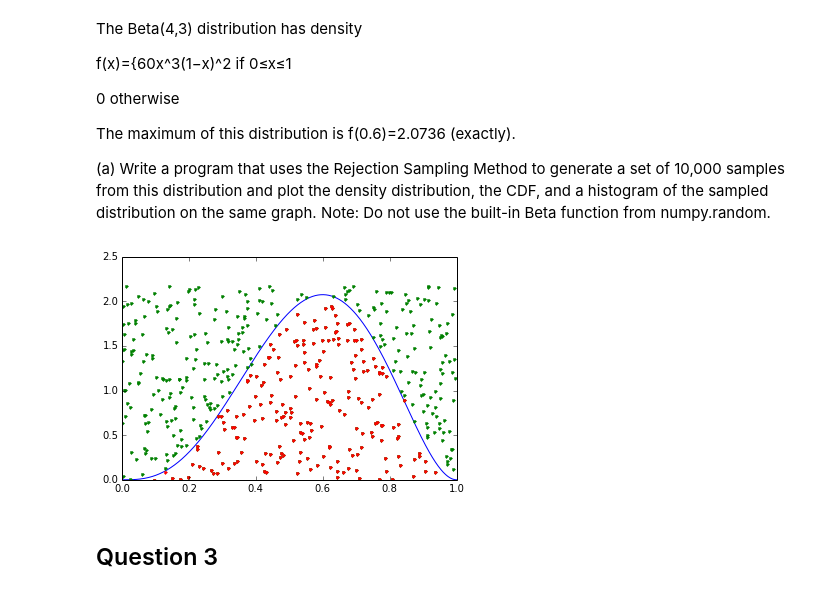
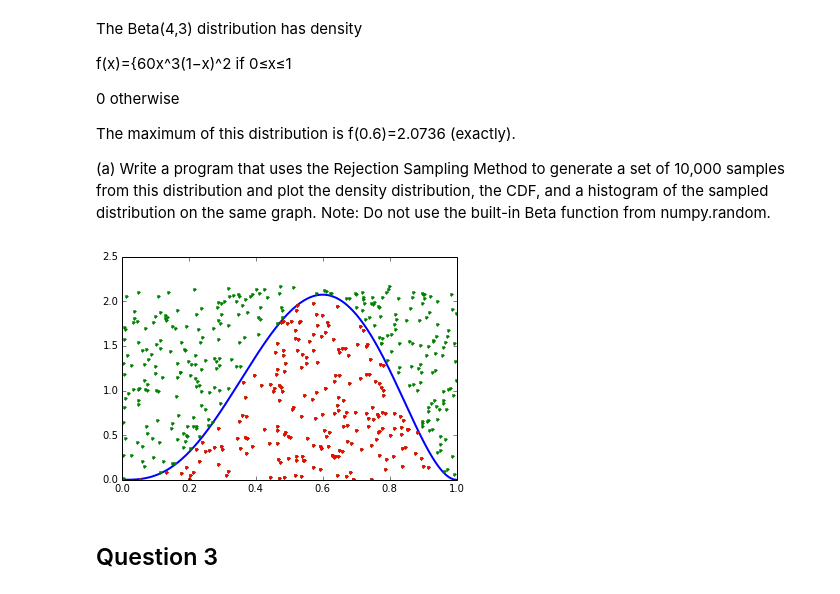
Before and after one commit to dclove202/PHYS202-S14, a Jupyter notebook: SciPy/RandomAndMCExercises.ipynb, the cells around one changed output. Drawn from its saved outputs; the diff is of its cells as text; code cells hidden in the pictures.

```diff
--- a/SciPy/RandomAndMCExercises.ipynb
+++ b/SciPy/RandomAndMCExercises.ipynb
@@ -81,24 +81,24 @@ Note: Do not use the built-in Beta function from numpy.random.
 # %%
 x = np.arange(0.,1.001,.001)
 xmin = 0.0
 xmax = 1.0
 f = lambda x: 60*(x**3)*(1-x)**2
 F = lambda x: 10*x**6 - 24*x**5 + 15*x**4
 N = 10000
 subx = x[logical_and((x>xmin),(x<xmax))]
 ymax = f(subx).max()*1.05
 ymin = 0
 samples_x = xmin + (xmax-xmin)*np.random.random_sample(N);
 samples_y = ymin + (ymax-ymin)*np.random.random_sample(N);
 newmask = (samples_y < f(samples_x))
 I = (xmax-xmin)*(ymax-ymin)*newmask.sum()/newmask.size
 
-plt.plot(x,f(x))
+plt.plot(x,f(x), linewidth = 2)
 plt.plot(samples_x[1:500],samples_y[1:500],'g.')
 plt.plot(samples_x[newmask[:500]],samples_y[newmask[:500]],'r.')
 plt.show()
 # %% [output]
-[figure, old version]
+[figure, new version]
 # %% [markdown]
 ## Question 3
 # %% [markdown]
```
Also changed, not shown: parts of 3 cells of this notebook, 1 other file.
